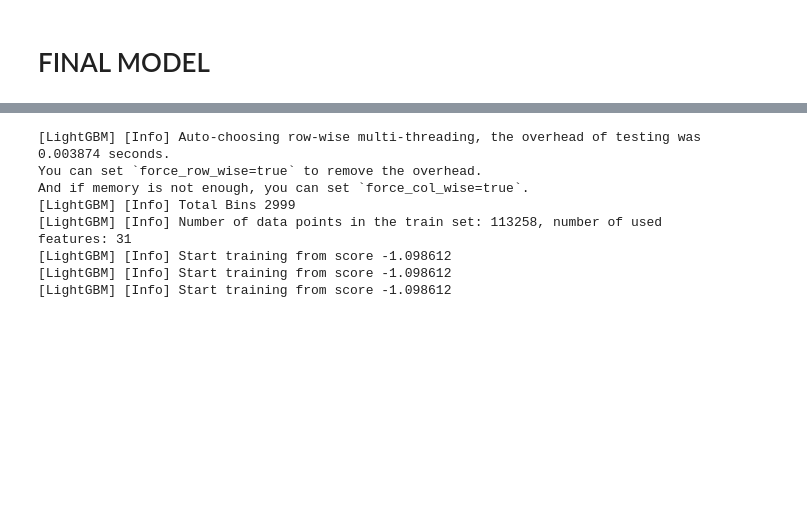
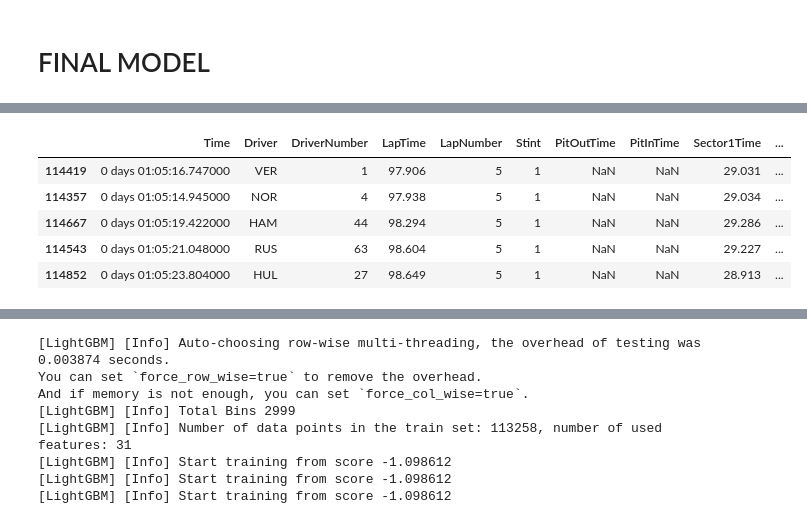
Before and after one commit to Ognjeniii/f1-predictions, a Jupyter notebook: Model2.ipynb, the cells around one changed output, grey strips where cells are left out. Cells and saved outputs as stored; diff of their text form; code cells hidden in the pictures; blank space fills up the shorter version.

```diff
--- a/Model2.ipynb
+++ b/Model2.ipynb
@@ -1737,0 +1745,18 @@ df.head()
+# %%
+df_red = (
+    df[
+        (df['Season'] == 2024) &
+        (df['EventName'] == 'Singapore Grand Prix') &
+        (df['LapNumber'] == 5)
+    ]
+    .sort_values('LapTime')
+)
+# %%
+df_red.head()
+# %% [output]
+|  | Time | Driver | DriverNumber | LapTime | LapNumber | Stint | PitOutTime | PitInTime | Sector1Time | ... |
+| 114419 | 0 days 01:05:16.747000 | VER | 1 | 97.906 | 5 | 1 | NaN | NaN | 29.031 | ... |
+| 114357 | 0 days 01:05:14.945000 | NOR | 4 | 97.938 | 5 | 1 | NaN | NaN | 29.034 | ... |
+| 114667 | 0 days 01:05:19.422000 | HAM | 44 | 98.294 | 5 | 1 | NaN | NaN | 29.286 | ... |
+| 114543 | 0 days 01:05:21.048000 | RUS | 63 | 98.604 | 5 | 1 | NaN | NaN | 29.227 | ... |
+| 114852 | 0 days 01:05:23.804000 | HUL | 27 | 98.649 | 5 | 1 | NaN | NaN | 28.913 | ... |
```
Also changed, not shown: parts of 5 cells of this notebook, 4 other files.
